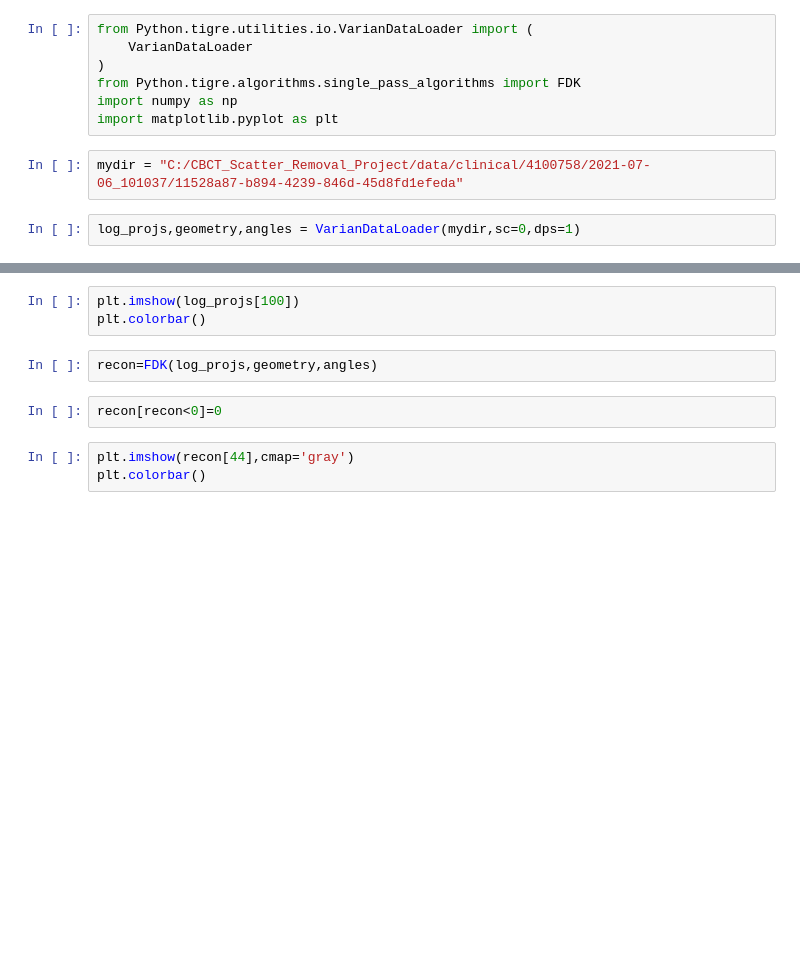
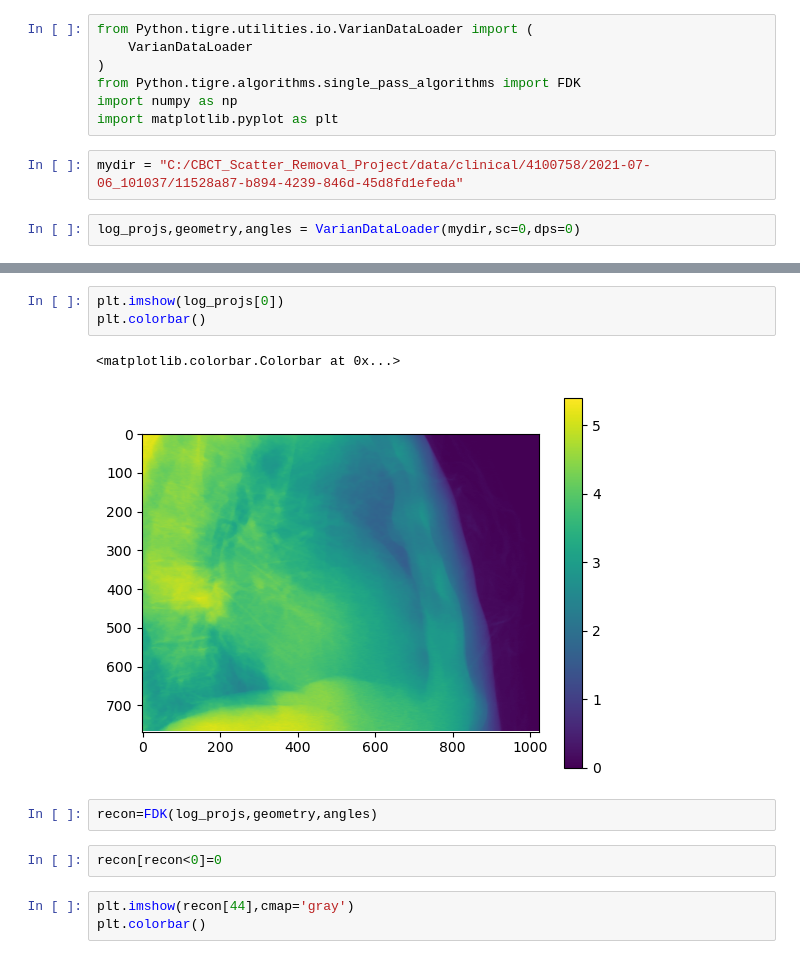
Before and after one commit to CERN/TIGRE, a Jupyter notebook: varianTest.ipynb, the cells around one changed output, grey strips where cells are left out. Cells and saved outputs as stored; diff of their text form; blank space fills up the shorter version.

```diff
--- a/varianTest.ipynb
+++ b/varianTest.ipynb
@@ -8,4 +8,4 @@ import matplotlib.pyplot as plt
 # %%
 mydir = "C:/CBCT_Scatter_Removal_Project/data/clinical/4100758/2021-07-06_101037/11528a87-b894-4239-846d-45d8fd1efeda"
 # %%
-log_projs,geometry,angles = VarianDataLoader(mydir,sc=0,dps=1)
+log_projs,geometry,angles = VarianDataLoader(mydir,sc=0,dps=0)
@@ -12,6 +16,9 @@ log_projs,geometry,angles = VarianDataLoader(mydir,sc=0,dps=1)
-# %%
-plt.imshow(log_projs[100])
-plt.colorbar()
+# %%
+plt.imshow(log_projs[0])
+plt.colorbar()
+# %% [output]
+<matplotlib.colorbar.Colorbar at 0x...>
+[figure, added]
 # %%
 recon=FDK(log_projs,geometry,angles)
 # %%
```
Also changed, not shown: parts of 1 cell of this notebook, 3 other files.
